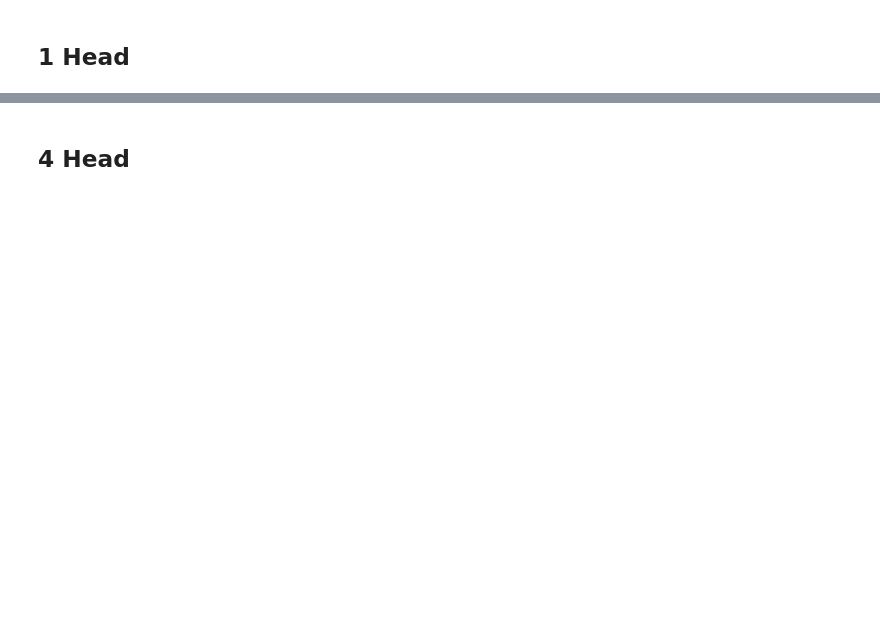
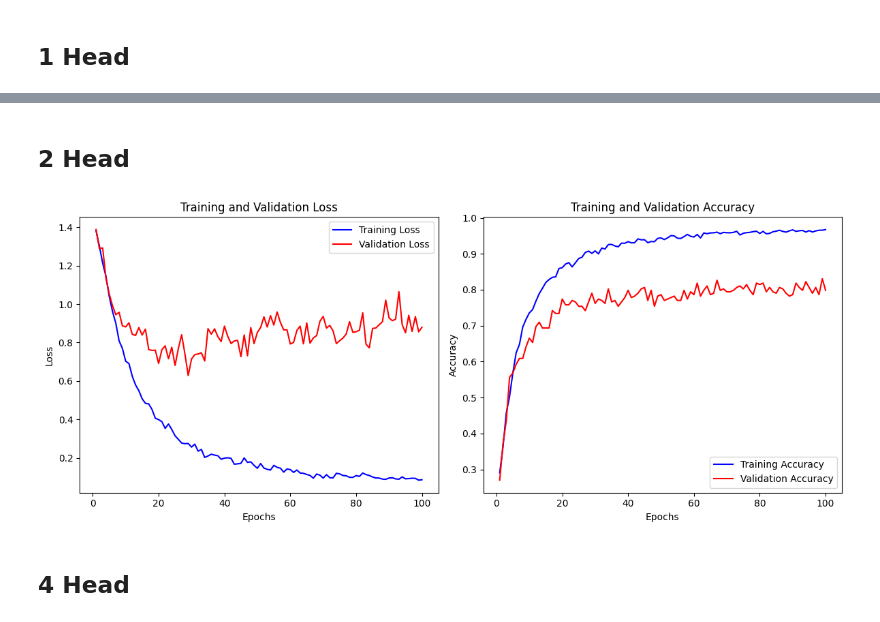
Before and after one commit to KeithLin724/NYCU_LLM_2024, a Jupyter notebook: HW1/hw1_2_313511068.ipynb, the cells around one changed output, grey strips where cells are left out. Saved outputs shown, nothing was run; the diff lists cells and outputs as text; code cells hidden in the pictures; blank space fills up the shorter version.

Commit message:
add 1 head

```diff
--- a/HW1/hw1_2_313511068.ipynb
+++ b/HW1/hw1_2_313511068.ipynb
@@ -353,6 +382,7 @@ TransformerClassifier(
 # 12. Define Loss Function and Optimizer
 criterion = nn.CrossEntropyLoss()
 optimizer_1 = optim.AdamW(model_1.parameters(), lr=0.001)
+optimizer_2 = optim.AdamW(model_2.parameters(), lr=0.001)
 optimizer_4 = optim.AdamW(model_4.parameters(), lr=0.001)
 optimizer_8 = optim.AdamW(model_8.parameters(), lr=0.001)
 # %%
@@ -441,0 +472,2 @@ Epoch 100/100, Train Loss: 0.1010, Train Acc: 0.9578, Val Loss: 1.0722, Val Acc:
+# %%
+history_2 = train_model(model_2, train_loader, val_loader, criterion, optimizer_2, epochs=100)
@@ -516,3 +566,9 @@ history_plot(history_1)
+# %% [markdown]
+## 2 Head
+# %%
+history_plot(history_2)
+# %% [output]
+[figure, added]
 # %% [markdown]
 ## 4 Head
 # %%
```
Also changed, not shown: parts of 15 cells of this notebook.
